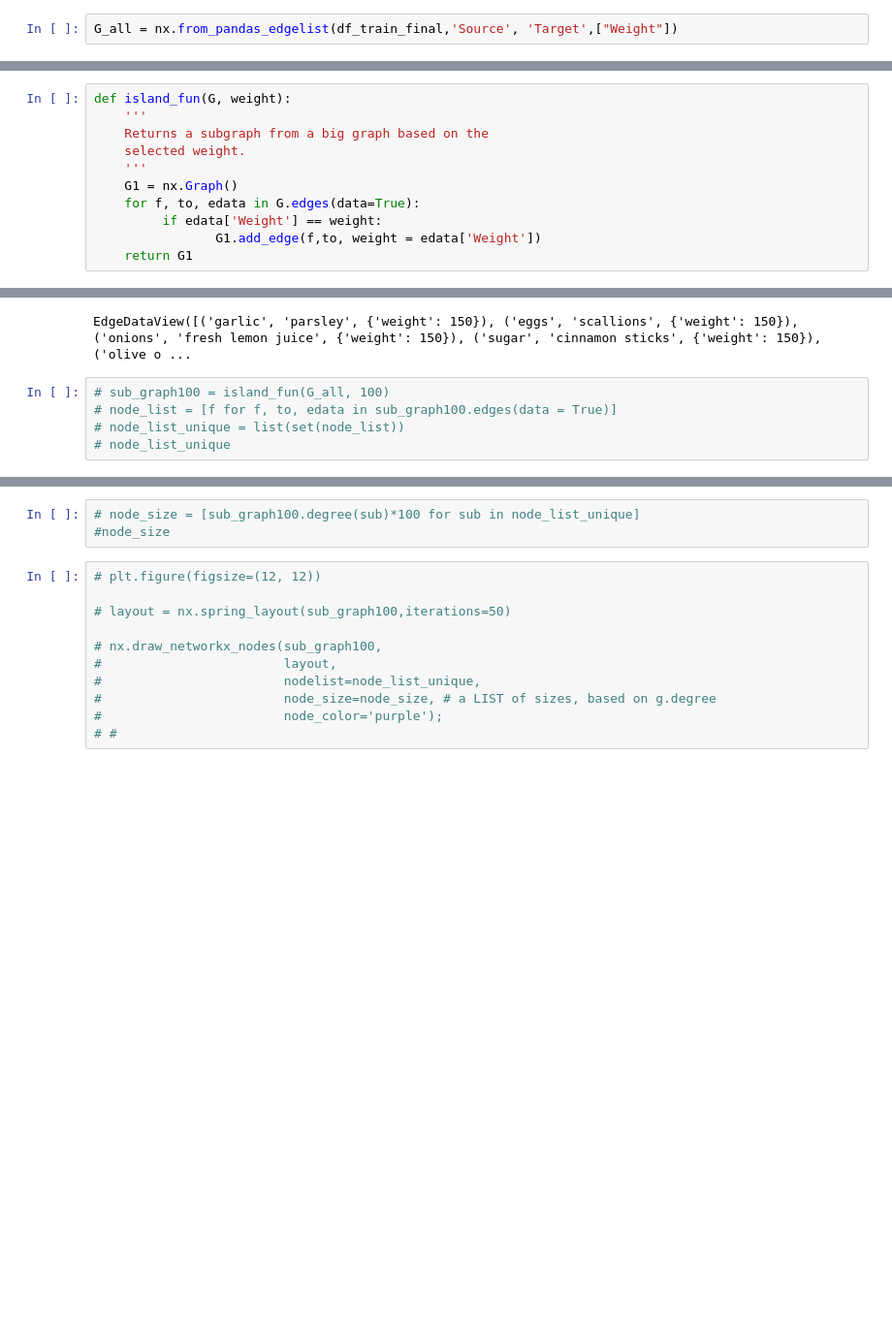
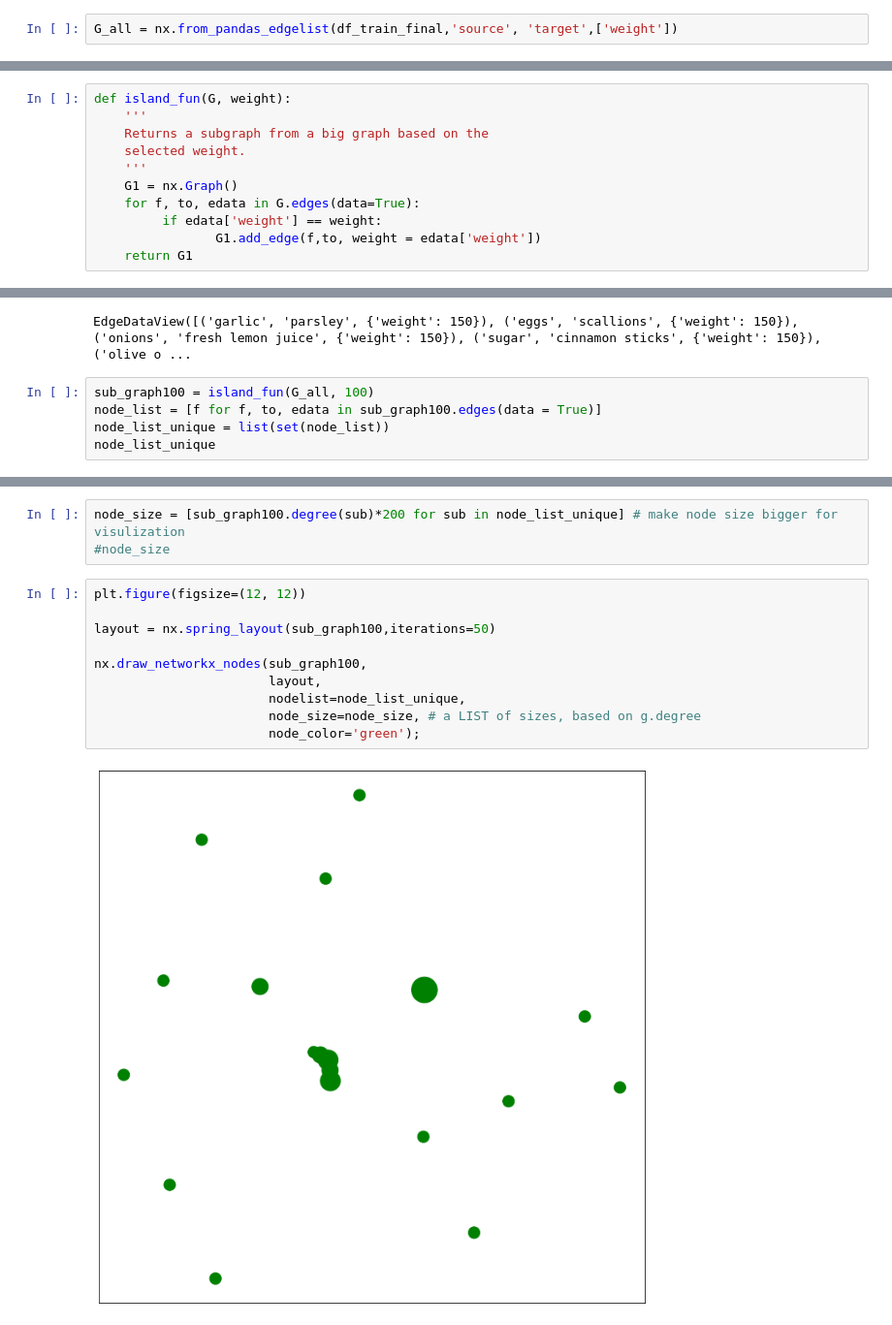
Before and after one commit to kirank6/Recommendation-Engine, a Jupyter notebook: Recipe_Graph.ipynb, the cells around one changed output, grey strips where cells are left out. Shown at 97% size. Cells and saved outputs as stored; diff of their text form; blank space fills up the shorter version.

```diff
--- a/Recipe_Graph.ipynb
+++ b/Recipe_Graph.ipynb
@@ -207,3 +232,3 @@ len(uni_target)
 # %%
-G_all = nx.from_pandas_edgelist(df_train_final,'Source', 'Target',["Weight"])
+G_all = nx.from_pandas_edgelist(df_train_final,'source', 'target',['weight'])
 # %%
@@ -235,15 +267,15 @@ def island_fun(G, weight):
     '''
     G1 = nx.Graph()
     for f, to, edata in G.edges(data=True):
-         if edata['Weight'] == weight:
-                G1.add_edge(f,to, weight = edata['Weight'])
+         if edata['weight'] == weight:
+                G1.add_edge(f,to, weight = edata['weight'])
     return G1
 # %%
 island_fun(G_all, 150).edges(data = True)
 # %% [output]
 EdgeDataView([('garlic', 'parsley', {'weight': 150}), ('eggs', 'scallions', {'weight': 150}), ('onions', 'fresh lemon juice', {'weight': 150}), ('sugar', 'cinnamon sticks', {'weight': 150}), ('olive o ...
 # %%
-# sub_graph100 = island_fun(G_all, 100)
-# node_list = [f for f, to, edata in sub_graph100.edges(data = True)]
-# node_list_unique = list(set(node_list))
-# node_list_unique
+sub_graph100 = island_fun(G_all, 100)
+node_list = [f for f, to, edata in sub_graph100.edges(data = True)]
+node_list_unique = list(set(node_list))
+node_list_unique
@@ -250,15 +302,16 @@ EdgeDataView([('garlic', 'parsley', {'weight': 150}), ('eggs', 'scallions', {'we
 # %%
-# node_size = [sub_graph100.degree(sub)*100 for sub in node_list_unique]
+node_size = [sub_graph100.degree(sub)*200 for sub in node_list_unique] # make node size bigger for visulization
 #node_size
 # %%
-# plt.figure(figsize=(12, 12))
+plt.figure(figsize=(12, 12))
 
-# layout = nx.spring_layout(sub_graph100,iterations=50)
+layout = nx.spring_layout(sub_graph100,iterations=50)
 
-# nx.draw_networkx_nodes(sub_graph100,
-#                        layout,
-#                        nodelist=node_list_unique,
-#                        node_size=node_size, # a LIST of sizes, based on g.degree
-#                        node_color='purple');
-# #
+nx.draw_networkx_nodes(sub_graph100,
+                       layout,
+                       nodelist=node_list_unique,
+                       node_size=node_size, # a LIST of sizes, based on g.degree
+                       node_color='green');
+# %% [output]
+[figure, added]
 # %%
```
Also changed, not shown: parts of 78 cells of this notebook, 9 other files.
